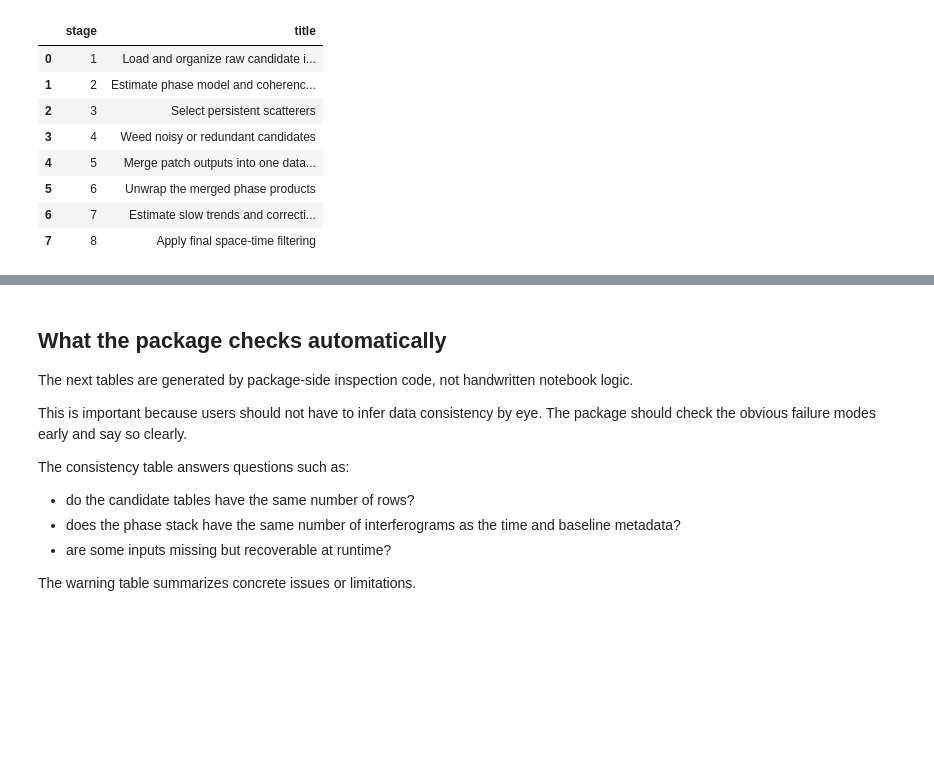
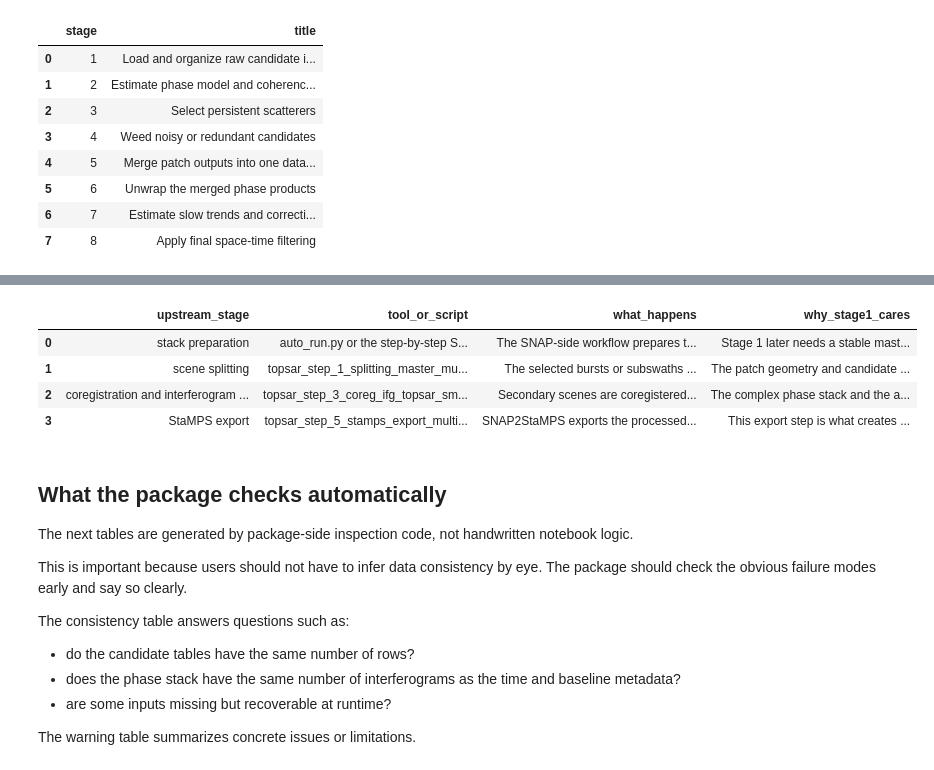
Before and after one commit to sirbastiano/pystamps, a Jupyter notebook: notebooks/01_pystamps_dataset_inspection.ipynb, the cells around one changed output, grey strips where cells are left out. Cells and saved outputs as stored; diff of their text form; code cells hidden in the pictures; blank space fills up the shorter version.

Commit message:
feat(notebooks): document snap2stamps stage1 provenance

```diff
--- a/notebooks/01_pystamps_dataset_inspection.ipynb
+++ b/notebooks/01_pystamps_dataset_inspection.ipynb
@@ -119,3 +142,12 @@ display(all_stages_df)
+# %%
+snap2stamps_flow_df = pd.DataFrame(describe_stage1_snap2stamps_flow())
+display(snap2stamps_flow_df)
+# %% [output]
+|  | upstream_stage | tool_or_script | what_happens | why_stage1_cares |
+| 0 | stack preparation | auto_run.py or the step-by-step S... | The SNAP-side workflow prepares t... | Stage 1 later needs a stable mast... |
+| 1 | scene splitting | topsar_step_1_splitting_master_mu... | The selected bursts or subswaths ... | The patch geometry and candidate ... |
+| 2 | coregistration and interferogram ... | topsar_step_3_coreg_ifg_topsar_sm... | Secondary scenes are coregistered... | The complex phase stack and the a... |
+| 3 | StaMPS export | topsar_step_5_stamps_export_multi... | SNAP2StaMPS exports the processed... | This export step is what creates ... |
 # %% [markdown]
 ## What the package checks automatically
 
```
Also changed, not shown: parts of 2 cells of this notebook, 2 other files.
